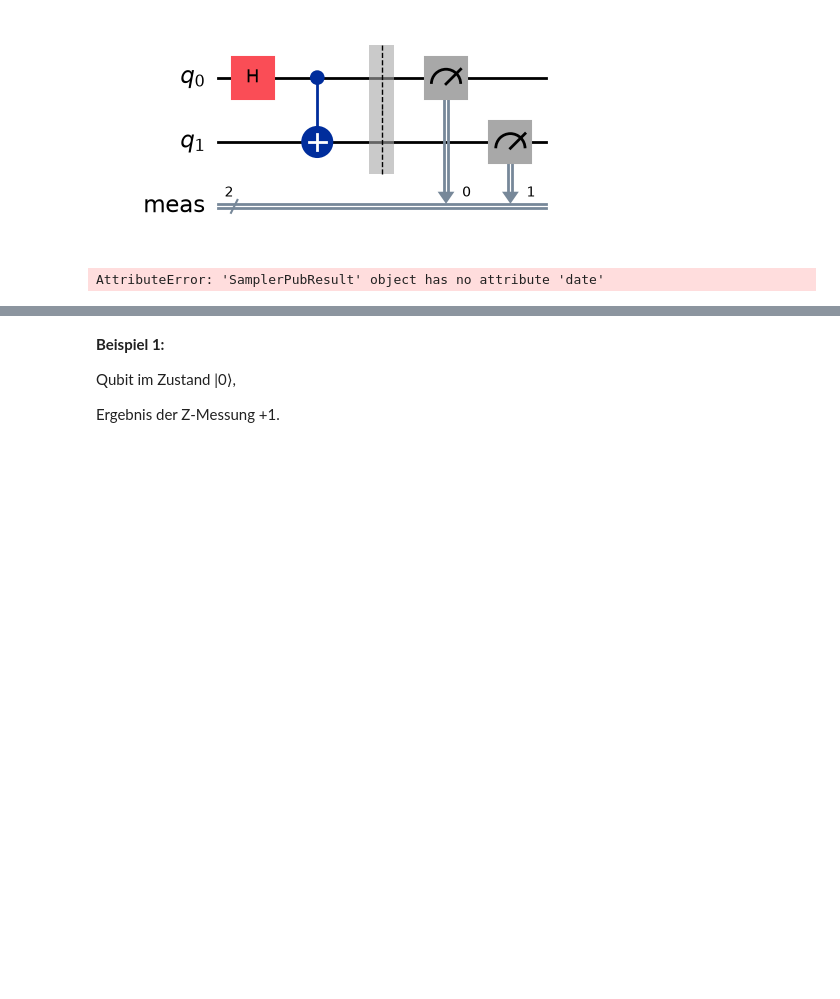
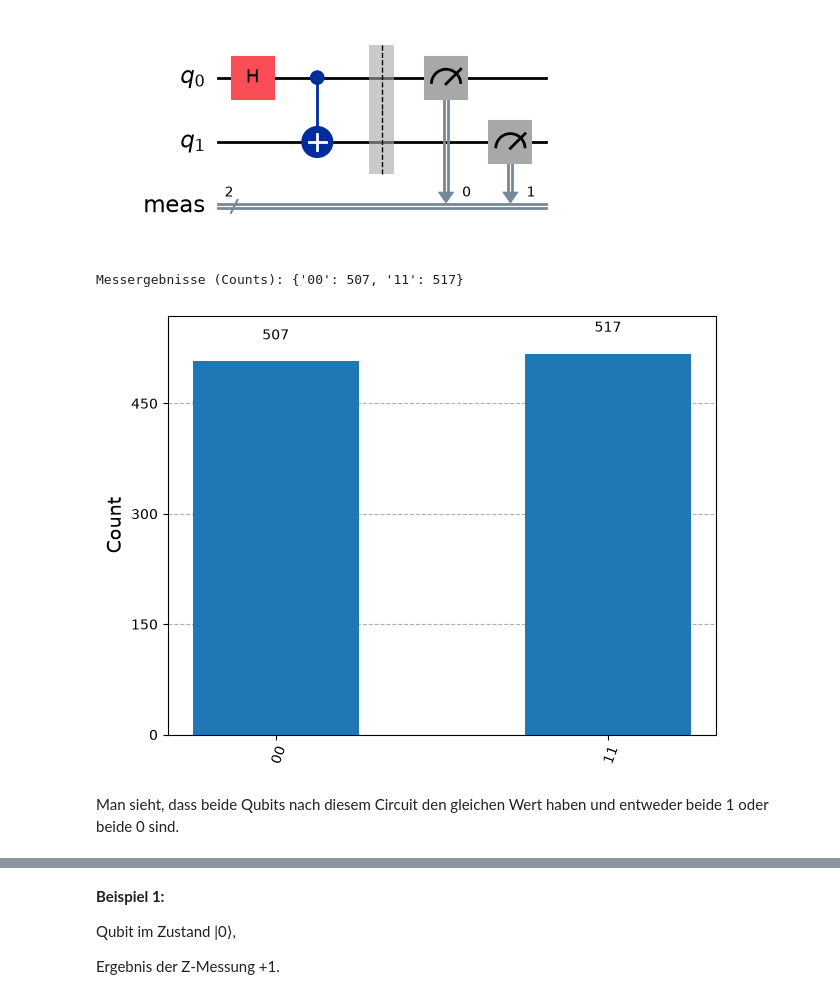
Before and after one commit to MelB18/EasyQuanten, a Jupyter notebook: ErsteSchritte.ipynb, the cells around one changed output, grey strips where cells are left out. Drawn from its saved outputs; the diff is of its cells as text; code cells hidden in the pictures; blank space fills up the shorter version.

```diff
--- a/ErsteSchritte.ipynb
+++ b/ErsteSchritte.ipynb
@@ -577,21 +577,25 @@ qc2.draw(output='mpl')
 # %%
 
 
 # Den Sampler initialisieren
 sampler = StatevectorSampler()
 
 # Den Job ausführen
 pub = (qc2,)
 job = sampler.run([pub])
 result = job.result()
 
-# 4. Ergebnis der ersten (und einzigen) Ausführung abrufen
-# 'get_counts()' liefert das vertraute Dictionary mit Bitstrings und deren Häufigkeit
-counts = result[0].date.meas.get_counts()
+# Ergebnis der ersten (und einzigen) Ausführung abrufen
+# 'get_counts()' die gemessenen Bitstrings und deren Häufigkeit
+counts = result[0].data.meas.get_counts()
 
 print("Messergebnisse (Counts):", counts)
+plot_histogram(counts)
 # %% [output]
-AttributeError: 'SamplerPubResult' object has no attribute 'date'
+Messergebnisse (Counts): {'00': 507, '11': 517}
+[figure, added]
+# %% [markdown]
+Man sieht, dass beide Qubits nach diesem Circuit den gleichen Wert haben und entweder beide 1 oder beide 0 sind.
 # %% [markdown]
 <a id="observable"></a>
 # Observable
```
Also changed, not shown: parts of 3 cells of this notebook.
